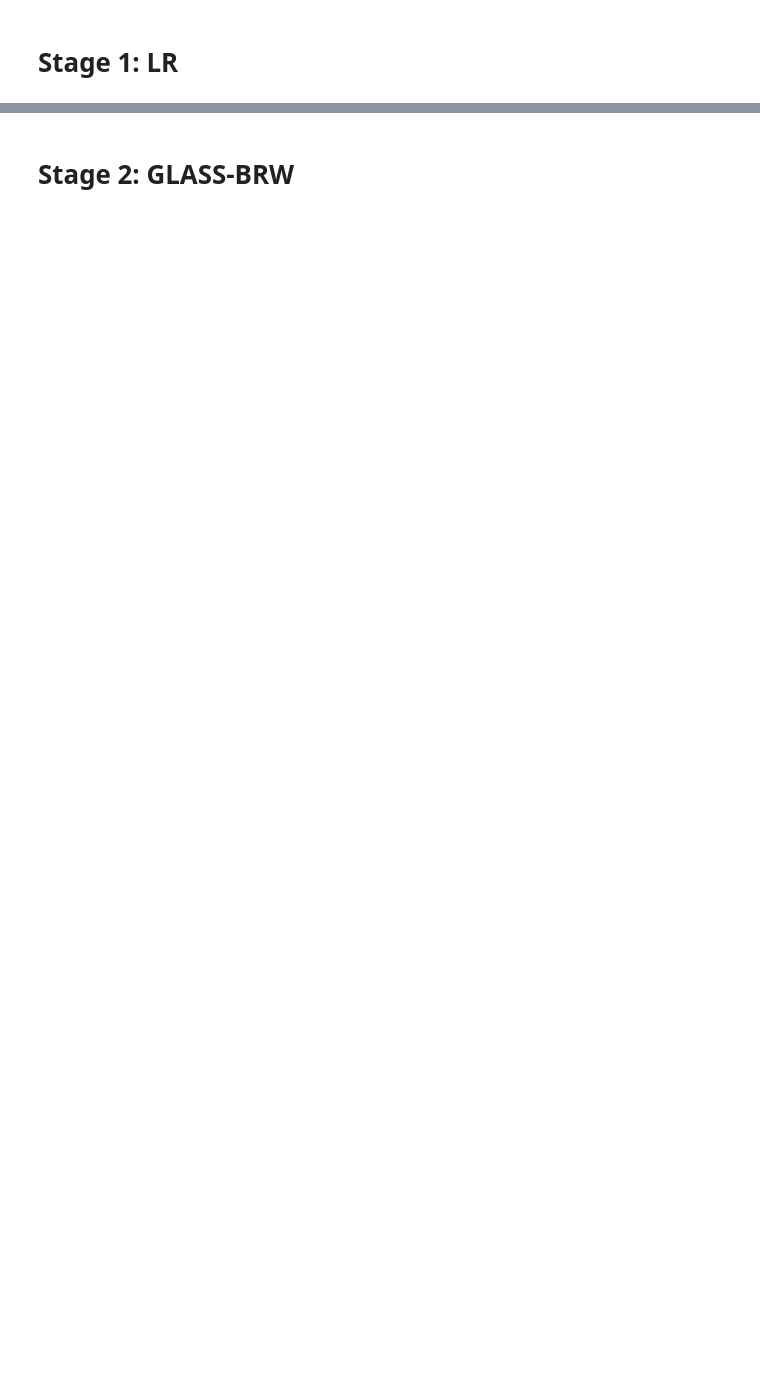
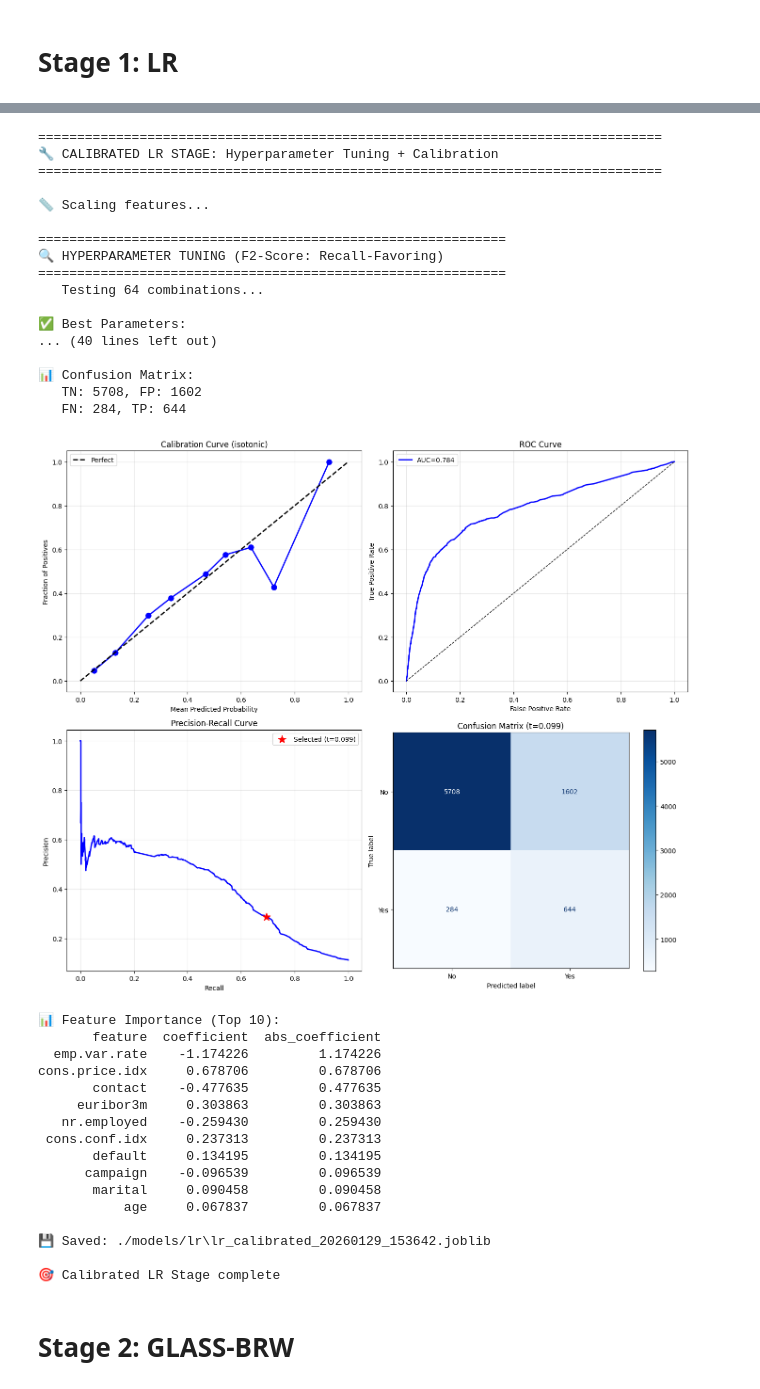
Before and after one commit to HKtrill/ai-business-coach, a Jupyter notebook: prototype/glass_pipeline/glass_cascade .ipynb, the cells around one changed output, grey strips where cells are left out. Saved outputs shown, nothing was run; the diff lists cells and outputs as text; code cells hidden in the pictures; blank space fills up the shorter version.

Commit message:
Checkpoint: condensed notebook stages 1 -> 2

```diff
--- a/prototype/glass_pipeline/glass_cascade .ipynb
+++ b/prototype/glass_pipeline/glass_cascade .ipynb
@@ -1818,2 +274,55 @@ log_campaign    -0.076625  0.076625
+# %%
+# ============================================================
+# CELL 9: HYPERPARAMETER TUNING + CALIBRATION
+# ============================================================
+# Split train into train + validation for threshold optimization
+X_train_sub, X_val, y_train_sub, y_val = train_test_split(
+    X_train, y_train,
+    test_size=0.15,
+    stratify=y_train,
+    random_state=42
+)
+
+calibrated_stage, calibrated_metrics = train_calibrated_lr_stage(
+    X_train_sub, X_val, X_test,
+    y_train_sub, y_val, y_test,
+    save=True,
+    output_dir="./models/lr"
+)
+# %% [output]
+================================================================================
+🔧 CALIBRATED LR STAGE: Hyperparameter Tuning + Calibration
+================================================================================
+
+📏 Scaling features...
+
+============================================================
+🔍 HYPERPARAMETER TUNING (F2-Score: Recall-Favoring)
+============================================================
+   Testing 64 combinations...
+
+✅ Best Parameters:
+... (40 lines left out)
+
+📊 Confusion Matrix:
+   TN: 5708, FP: 1602
+   FN: 284, TP: 644
+[figure, added]
+📊 Feature Importance (Top 10):
+       feature  coefficient  abs_coefficient
+  emp.var.rate    -1.174226         1.174226
+cons.price.idx     0.678706         0.678706
+       contact    -0.477635         0.477635
+     euribor3m     0.303863         0.303863
+   nr.employed    -0.259430         0.259430
+ cons.conf.idx     0.237313         0.237313
+       default     0.134195         0.134195
+      campaign    -0.096539         0.096539
+       marital     0.090458         0.090458
+           age     0.067837         0.067837
+
+💾 Saved: ./models/lr\lr_calibrated_20260129_153642.joblib
+
+🎯 Calibrated LR Stage complete
 # %% [markdown]
 # Stage 2: GLASS-BRW
```
Also changed, not shown: parts of 43 cells of this notebook.
